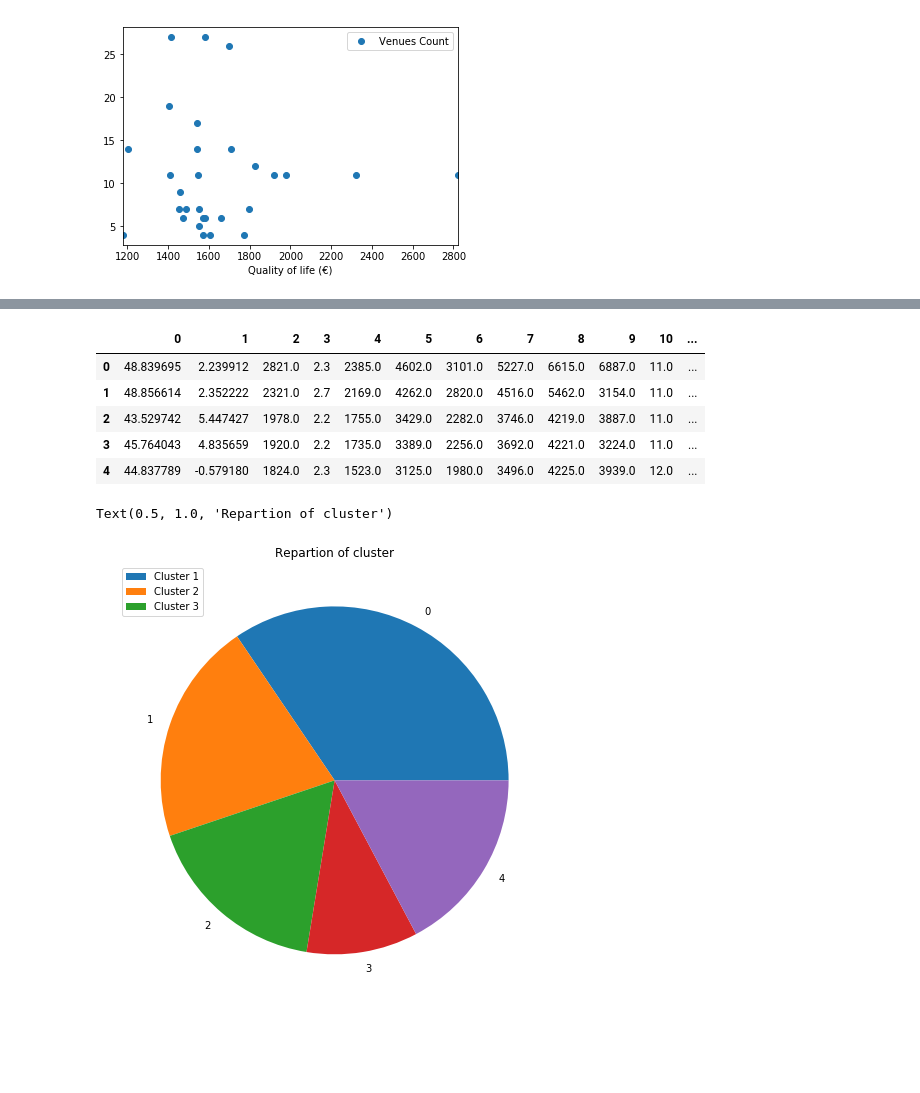
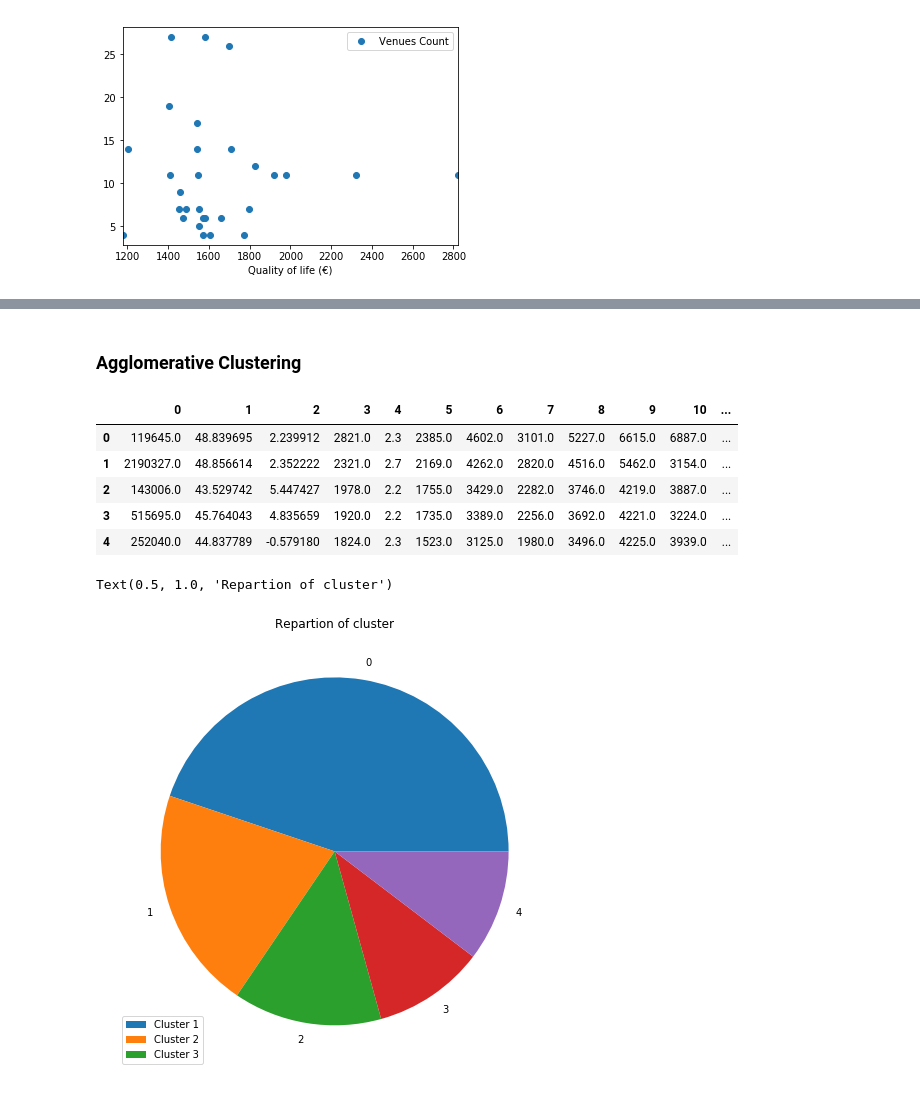
Before and after one commit to PABlond/Data-Science_Capstone, a Jupyter notebook: Final_project.ipynb, the cells around one changed output, grey strips where cells are left out. Drawn from its saved outputs; the diff is of its cells as text; code cells hidden in the pictures; blank space fills up the shorter version.

```diff
--- a/Final_project.ipynb
+++ b/Final_project.ipynb
@@ -72,13 +81,13 @@ for i, row in enumerate(df.values):
             text = re.findall("\d+\.\d+", text[text_pos-4:text_pos+20].split('% s')[0])[0]
             ranking = float(text)
     if len(living_rates) > 0:
-        to_insert = [city, row[1], row[2], living_rates[0], ranking]
+        to_insert = [city, row[4], row[1], row[2], living_rates[0], ranking]
         for z in living_rates_stats:
             to_insert.append(z)
         data_e.append(to_insert)
 # %%
 training_dataset = pd.DataFrame(data_e)
-training_dataset.columns = ['City', 'Latitude', 'Longitude', 'Quality of life (€)', 'Revenue from the reachiest 10%',
+training_dataset.columns = ['City', 'Population', 'Latitude', 'Longitude', 'Quality of life (€)', 'Revenue from the reachiest 10%',
               "Singles Revenues (€)", 'Couple without children (€)', "Single parent family (€)",
               "Couple with 1 children (€)","Couple with 2 children (€)", "Couple with 3 children (€)"]
 training_dataset = training_dataset.set_index('City')
@@ -239,3 +290,5 @@ Quality of life (€) / Venues count for cluster 2 is 1436.3076923076924 / 10.84
+# %% [markdown]
+### Agglomerative Clustering
 # %%
 from sklearn.cluster import AgglomerativeClustering
 # %%
@@ -247,24 +300,24 @@ df_clus['Cluster'] = clustering.labels_
 df_clus.head()
 # %% [output]
 |  | 0 | 1 | 2 | 3 | 4 | 5 | 6 | 7 | 8 | 9 | 10 | ... |
-| 0 | 48.839695 | 2.239912 | 2821.0 | 2.3 | 2385.0 | 4602.0 | 3101.0 | 5227.0 | 6615.0 | 6887.0 | 11.0 | ... |
-| 1 | 48.856614 | 2.352222 | 2321.0 | 2.7 | 2169.0 | 4262.0 | 2820.0 | 4516.0 | 5462.0 | 3154.0 | 11.0 | ... |
-| 2 | 43.529742 | 5.447427 | 1978.0 | 2.2 | 1755.0 | 3429.0 | 2282.0 | 3746.0 | 4219.0 | 3887.0 | 11.0 | ... |
-| 3 | 45.764043 | 4.835659 | 1920.0 | 2.2 | 1735.0 | 3389.0 | 2256.0 | 3692.0 | 4221.0 | 3224.0 | 11.0 | ... |
-| 4 | 44.837789 | -0.579180 | 1824.0 | 2.3 | 1523.0 | 3125.0 | 1980.0 | 3496.0 | 4225.0 | 3939.0 | 12.0 | ... |
+| 0 | 119645.0 | 48.839695 | 2.239912 | 2821.0 | 2.3 | 2385.0 | 4602.0 | 3101.0 | 5227.0 | 6615.0 | 6887.0 | ... |
+| 1 | 2190327.0 | 48.856614 | 2.352222 | 2321.0 | 2.7 | 2169.0 | 4262.0 | 2820.0 | 4516.0 | 5462.0 | 3154.0 | ... |
+| 2 | 143006.0 | 43.529742 | 5.447427 | 1978.0 | 2.2 | 1755.0 | 3429.0 | 2282.0 | 3746.0 | 4219.0 | 3887.0 | ... |
+| 3 | 515695.0 | 45.764043 | 4.835659 | 1920.0 | 2.2 | 1735.0 | 3389.0 | 2256.0 | 3692.0 | 4221.0 | 3224.0 | ... |
+| 4 | 252040.0 | 44.837789 | -0.579180 | 1824.0 | 2.3 | 1523.0 | 3125.0 | 1980.0 | 3496.0 | 4225.0 | 3939.0 | ... |
 # %%
-df_clus.columns = ['Latitude', 'Longitude', 'Quality of life (€)', 'Revenue from the reachiest 10%',
+df_clus.columns = ['Latitude', 'Population', 'Longitude', 'Quality of life (€)', 'Revenue from the reachiest 10%',
               "Singles Revenues (€)", 'Couple without children (€)', "Single parent family (€)",
               "Couple with 1 children (€)","Couple with 2 children (€)", "Couple with 3 children (€)",
                    "Venues Count", "Cluster"]
 df_clus = df_clus.set_index(training_dataset.index)
 df_clus.groupby(['Cluster']).count()['Venues Count'].plot(kind='pie', legend=True, figsize=(20, 8))
 plt.axis('off')
 plt.legend(['Cluster 1', 'Cluster 2', 'Cluster 3'])
 plt.title('Repartion of cluster')
 # %% [output]
 Text(0.5, 1.0, 'Repartion of cluster')
-[figure, old version]
+[figure, new version]
 # %%
 score, best_score_pos = 0, []
 for i in range(3):
```
Also changed, not shown: parts of 19 cells of this notebook.
